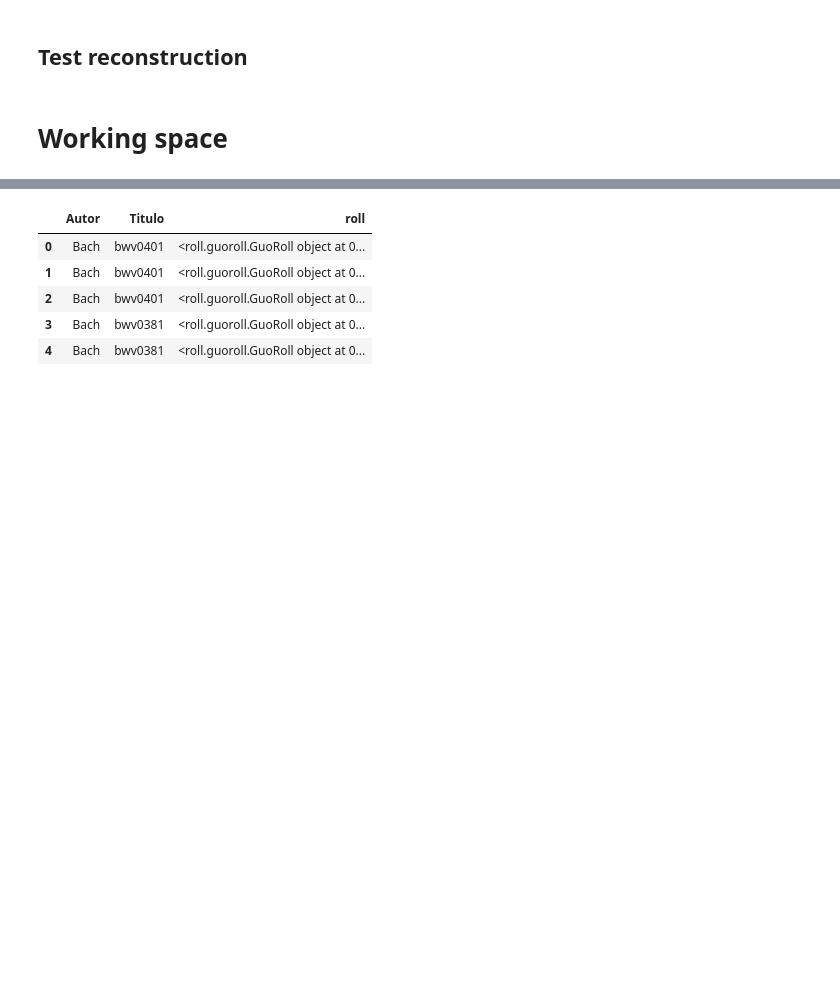
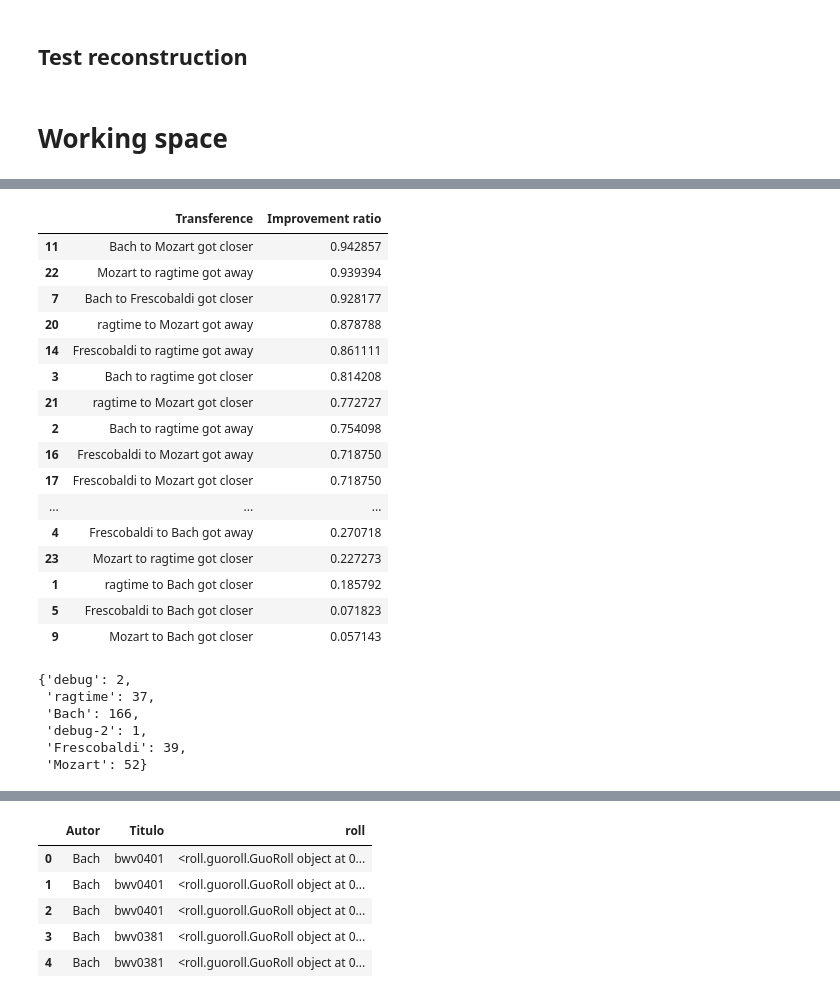
Before and after one commit to LucasSom/style-transfer, a Jupyter notebook: notebooks/style-transfer.ipynb, the cells around one changed output, grey strips where cells are left out. Saved outputs shown, nothing was run; the diff lists cells and outputs as text; code cells hidden in the pictures; blank space fills up the shorter version.

```diff
--- a/notebooks/style-transfer.ipynb
+++ b/notebooks/style-transfer.ipynb
@@ -153,0 +178,30 @@ test_reconstruction(df_preprocessed, vae, model_name, samples=5, inplace=False,
+# %%
+df.sort_values(by="Improvement ratio", ascending=False)
+# %% [output]
+|  | Transference | Improvement ratio |
+| 11 | Bach to Mozart got closer | 0.942857 |
+| 22 | Mozart to ragtime got away | 0.939394 |
+| 7 | Bach to Frescobaldi got closer | 0.928177 |
+| 20 | ragtime to Mozart got away | 0.878788 |
+| 14 | Frescobaldi to ragtime got away | 0.861111 |
+| 3 | Bach to ragtime got closer | 0.814208 |
+| 21 | ragtime to Mozart got closer | 0.772727 |
+| 2 | Bach to ragtime got away | 0.754098 |
+| 16 | Frescobaldi to Mozart got away | 0.718750 |
+| 17 | Frescobaldi to Mozart got closer | 0.718750 |
+| ... | ... | ... |
+| 4 | Frescobaldi to Bach got away | 0.270718 |
+| 23 | Mozart to ragtime got closer | 0.227273 |
+| 1 | ragtime to Bach got closer | 0.185792 |
+| 5 | Frescobaldi to Bach got closer | 0.071823 |
+| 9 | Mozart to Bach got closer | 0.057143 |
+# %%
+d = {os.path.basename(style_path): len(os.listdir(f"{datasets_path}/{style_path}")) for style_path in os.listdir(datasets_path)}
+d
+# %% [output]
+{'debug': 2,
+ 'ragtime': 37,
+ 'Bach': 166,
+ 'debug-2': 1,
+ 'Frescobaldi': 39,
+ 'Mozart': 52}
```
Also changed, not shown: parts of 9 cells of this notebook, 1 other file.
